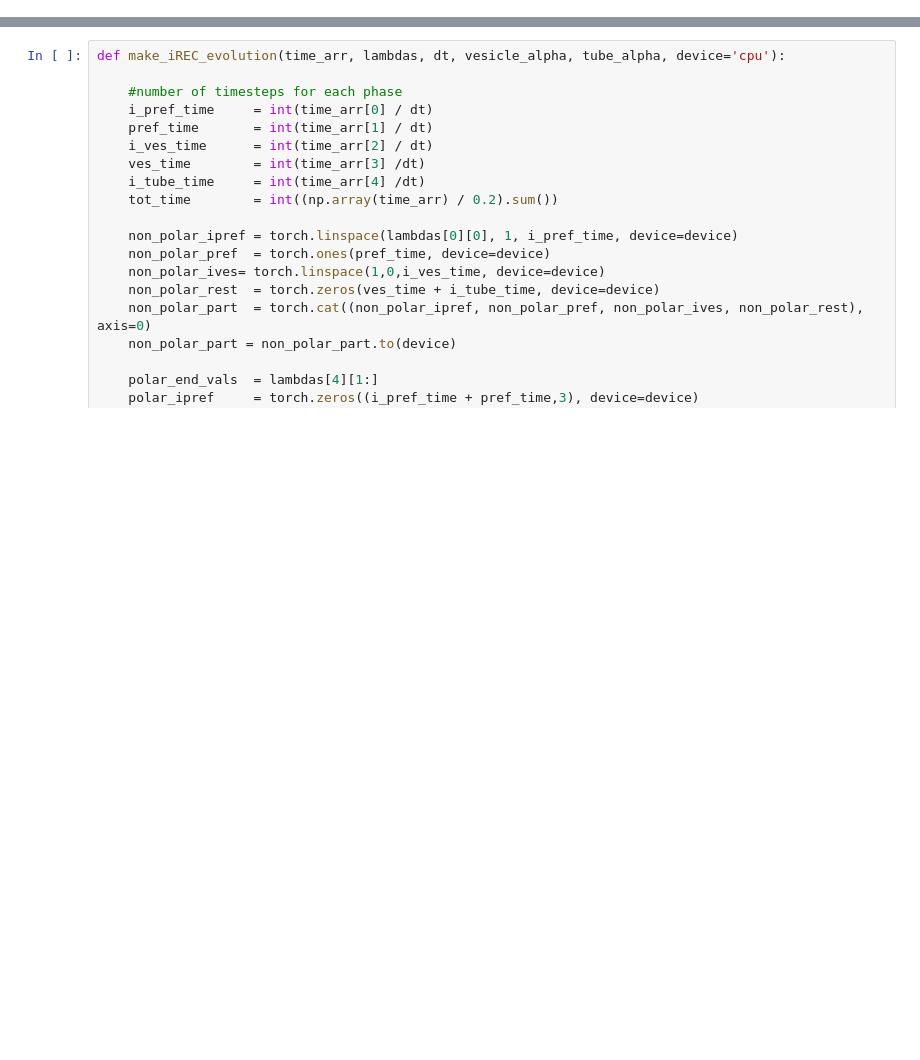
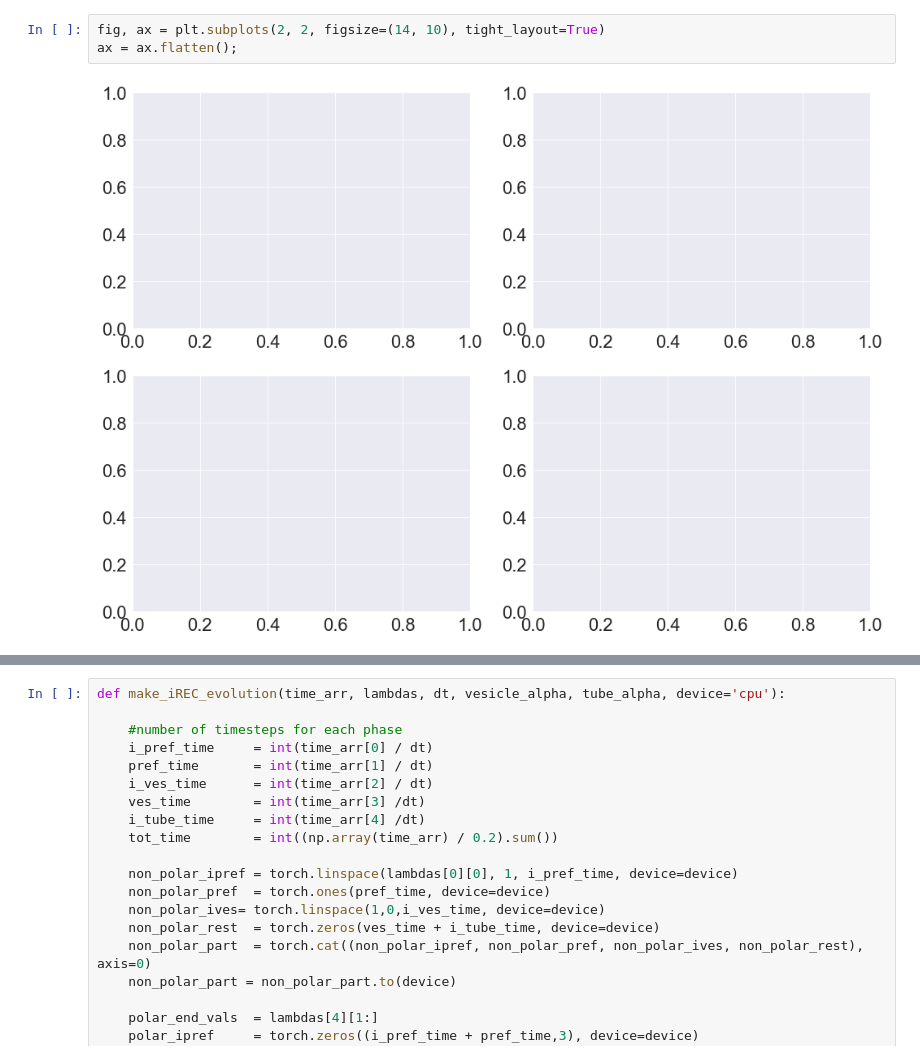
Before and after one commit to SebastianUtecht/Thesis, a Jupyter notebook: NewKidneyGen/testbook.ipynb, the cells around one changed output, grey strips where cells are left out. Drawn from its saved outputs; the diff is of its cells as text; blank space fills up the shorter version.

```diff
--- a/NewKidneyGen/testbook.ipynb
+++ b/NewKidneyGen/testbook.ipynb
@@ -21,0 +745,5 @@ cuda
+# %%
+fig, ax = plt.subplots(2, 2, figsize=(14, 10), tight_layout=True)
+ax = ax.flatten();
+# %% [output]
+[figure, added]
```
Also changed, not shown: parts of 122 cells of this notebook, 53 other files.
